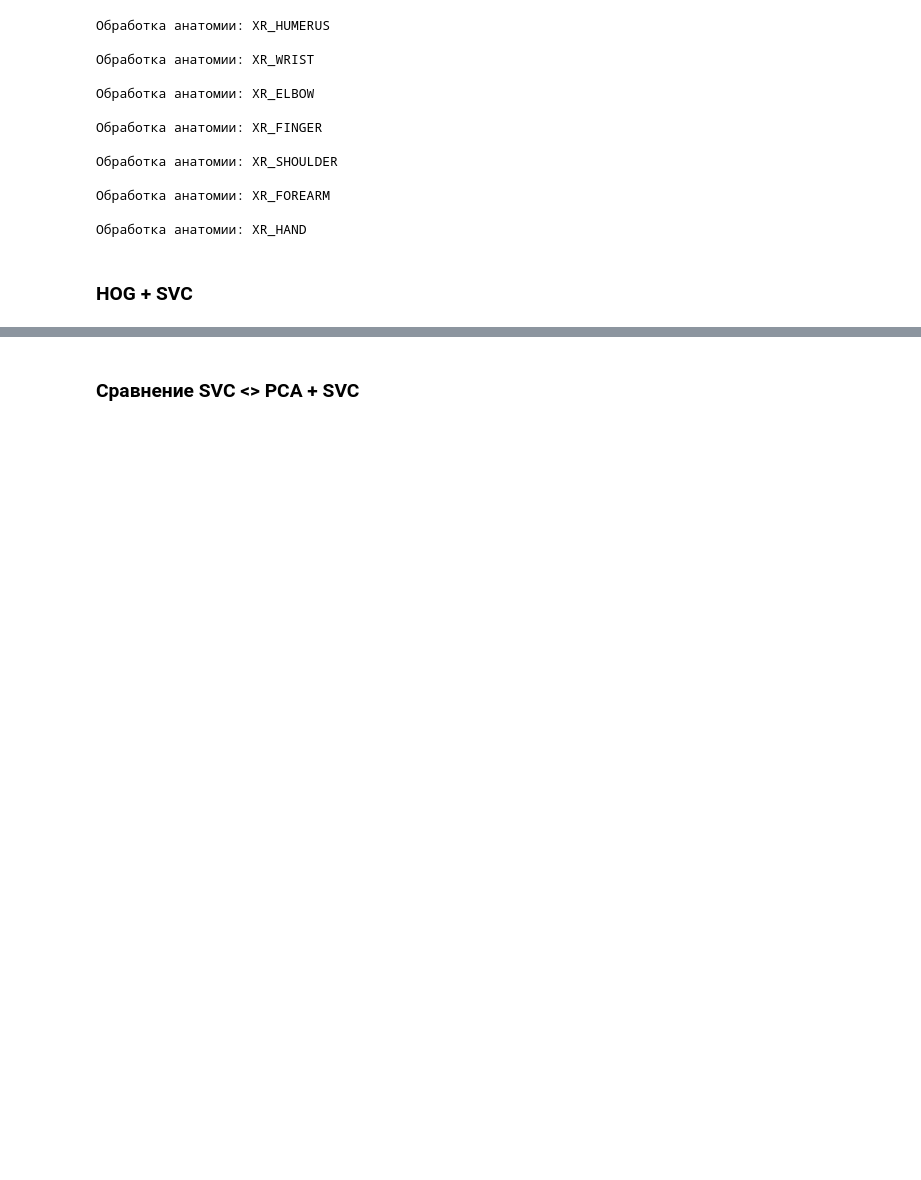
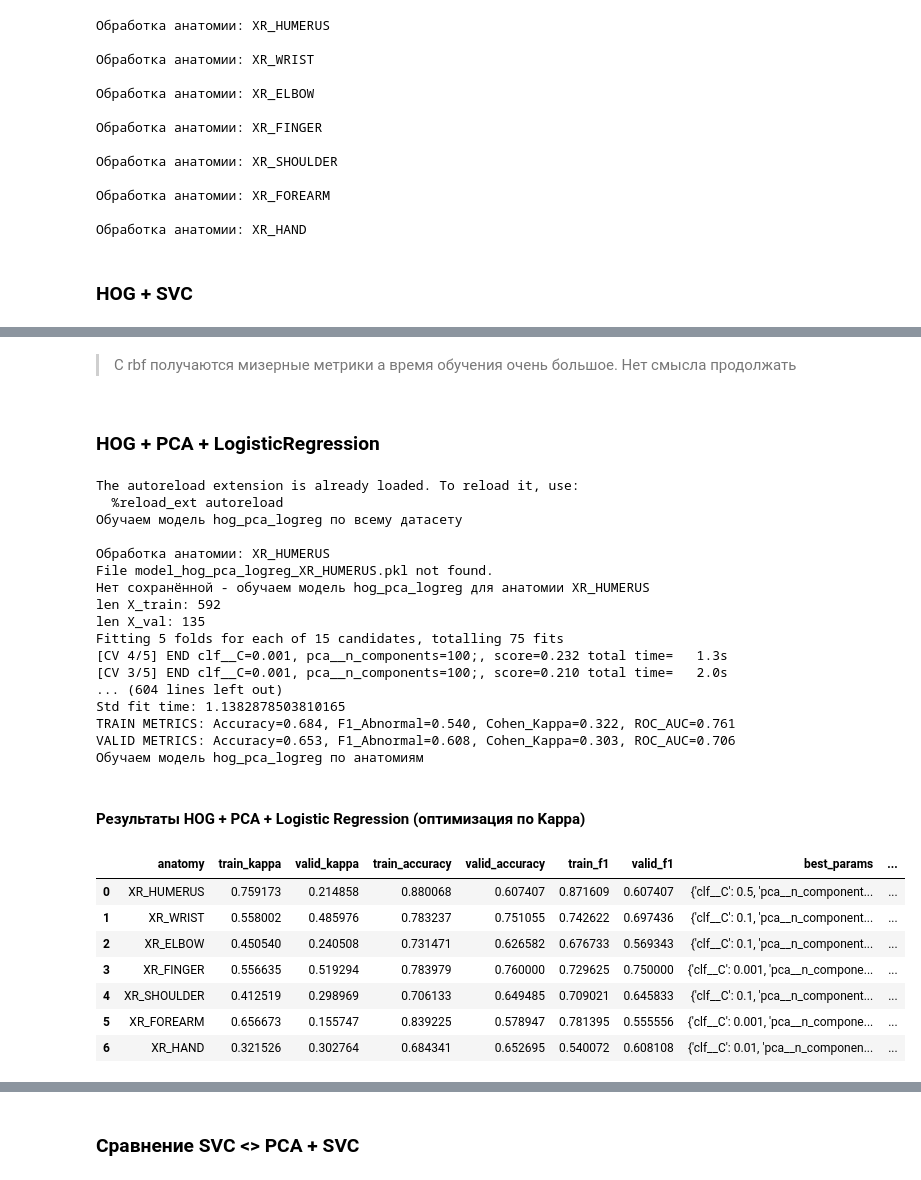
Before and after one commit to Year-project-team-2-Topic-12/Project2025, a Jupyter notebook: ML.ipynb, the cells around one changed output, grey strips where cells are left out. Saved outputs shown, nothing was run; the diff lists cells and outputs as text; code cells hidden in the pictures; blank space fills up the shorter version.

Commit message:
Last touch - compute hog + pca + poly + logistic

```diff
--- a/ML.ipynb
+++ b/ML.ipynb
@@ -1369,0 +1284,72 @@ sorted([0.001, 0.003, 0.008, 0.025, 1.0,  0.5])
+# %% [markdown]
+> С rbf получаются мизерные метрики а время обучения очень большое. Нет смысла продолжать
+# %% [markdown]
+### HOG + PCA + LogisticRegression
+# %%
+%load_ext autoreload
+%autoreload 2
+from sklearn.pipeline import Pipeline
+import importlib
+# from sklearn.svm import SVC
+from sklearn.decomposition import PCA
+from IPython.display import Markdown
+import ml
+importlib.reload(ml)
+from sklearn.svm import LinearSVC
+from sklearn.linear_model import LogisticRegression
+from ml import fit_hog_pipeline_bodyparts
+
+
+pipe_pca_logreg = Pipeline([
+    # ("image_loader", ImageLoader()),
+    # ("hog", HOGTransformer()),
+    # ("study_hog", StudyHOGTransformer()),
+    ('pca', PCA(whiten=True)),
+    # ('pca', PCA(n_components=300, whiten=True)),
+    ("clf",  LogisticRegression(
+        max_iter=1000,
+        n_jobs=8,
+        class_weight="balanced",
+    ))
+])
+
+results_pca_logreg_df = fit_hog_pipeline_bodyparts(
+    pipe_pca_logreg,
+    {
+        "pca__n_components": [100, 200, 300],
+        # "pca__n_components": [100, 200, 300, 500, 600],
+        "clf__C": [0.001, 0.01, 0.1, 0.5, 1.0]
+    },
+    "hog_pca_logreg",
+    df,
+    grid_search_params={'n_jobs': 8, 'verbose': 3}
+)
+display(Markdown("#### Результаты HOG + PCA + Logistic Regression (оптимизация по Kappa)"))
+display(results_pca_logreg_df)
+# %% [output]
+The autoreload extension is already loaded. To reload it, use:
+  %reload_ext autoreload
+Обучаем модель hog_pca_logreg по всему датасету
+
+Обработка анатомии: XR_HUMERUS
+File model_hog_pca_logreg_XR_HUMERUS.pkl not found.
+Нет сохранённой - обучаем модель hog_pca_logreg для анатомии XR_HUMERUS
+len X_train: 592
+len X_val: 135
+Fitting 5 folds for each of 15 candidates, totalling 75 fits
+[CV 4/5] END clf__C=0.001, pca__n_components=100;, score=0.232 total time=   1.3s
+[CV 3/5] END clf__C=0.001, pca__n_components=100;, score=0.210 total time=   2.0s
+... (604 lines left out)
+Std fit time: 1.1382878503810165
+TRAIN METRICS: Accuracy=0.684, F1_Abnormal=0.540, Cohen_Kappa=0.322, ROC_AUC=0.761
+VALID METRICS: Accuracy=0.653, F1_Abnormal=0.608, Cohen_Kappa=0.303, ROC_AUC=0.706
+Обучаем модель hog_pca_logreg по анатомиям
+#### Результаты HOG + PCA + Logistic Regression (оптимизация по Kappa)
+|  | anatomy | train_kappa | valid_kappa | train_accuracy | valid_accuracy | train_f1 | valid_f1 | best_params | ... |
+| 0 | XR_HUMERUS | 0.759173 | 0.214858 | 0.880068 | 0.607407 | 0.871609 | 0.607407 | {'clf__C': 0.5, 'pca__n_component... | ... |
+| 1 | XR_WRIST | 0.558002 | 0.485976 | 0.783237 | 0.751055 | 0.742622 | 0.697436 | {'clf__C': 0.1, 'pca__n_component... | ... |
+| 2 | XR_ELBOW | 0.450540 | 0.240508 | 0.731471 | 0.626582 | 0.676733 | 0.569343 | {'clf__C': 0.1, 'pca__n_component... | ... |
+| 3 | XR_FINGER | 0.556635 | 0.519294 | 0.783979 | 0.760000 | 0.729625 | 0.750000 | {'clf__C': 0.001, 'pca__n_compone... | ... |
+| 4 | XR_SHOULDER | 0.412519 | 0.298969 | 0.706133 | 0.649485 | 0.709021 | 0.645833 | {'clf__C': 0.1, 'pca__n_component... | ... |
+| 5 | XR_FOREARM | 0.656673 | 0.155747 | 0.839225 | 0.578947 | 0.781395 | 0.555556 | {'clf__C': 0.001, 'pca__n_compone... | ... |
+| 6 | XR_HAND | 0.321526 | 0.302764 | 0.684341 | 0.652695 | 0.540072 | 0.608108 | {'clf__C': 0.01, 'pca__n_componen... | ... |
```
Also changed, not shown: parts of 23 cells of this notebook, 4 other files.
